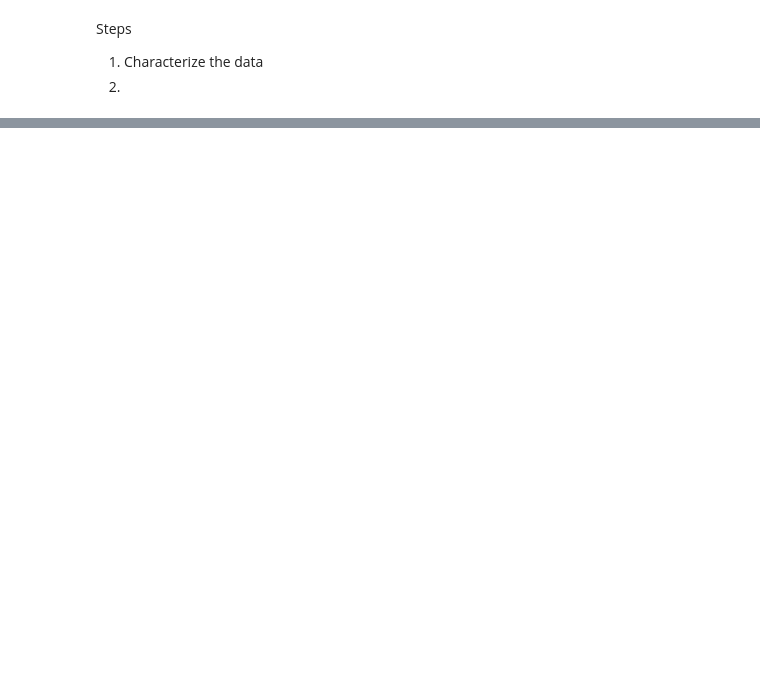
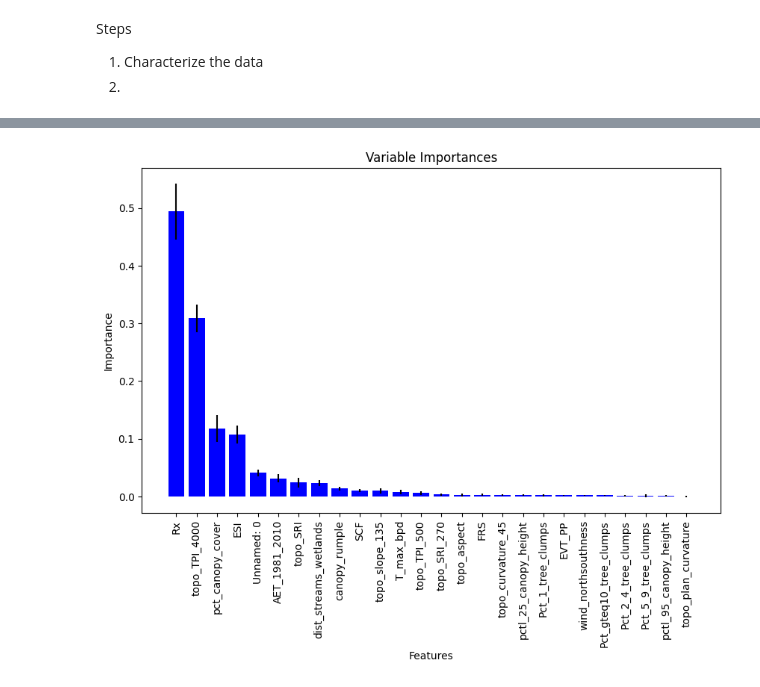
Before and after one commit to UW-ESS-DS/MLGeo2023_ESS569_Burn_Severity_Drivers, a Jupyter notebook: Burn_severity_analysis_v1.ipynb, the cells around one changed output, grey strips where cells are left out. Saved outputs shown, nothing was run; the diff lists cells and outputs as text; code cells hidden in the pictures; blank space fills up the shorter version.

Commit message:
ran first model without recursive feature elimination, and scripted code for re-running model with RFE

```diff
--- a/Burn_severity_analysis_v1.ipynb
+++ b/Burn_severity_analysis_v1.ipynb
@@ -53,15 +40,16 @@ Column 28: EVT_PP
 # %%
 # Clean-up the dataset
+
+# Remove coordinates and unwnated columns from df_orig
+df = df_orig.drop(columns=['X', 'Y', 'Unnamed: 0'])
+
 # Print column names
-column_names = df_orig.columns
+column_names = df.columns
 
 # Print the column names along with their index positions
 print("Column Names and Index Positions:")
 for i, column_name in enumerate(column_names):
     print(f"Column {i}: {column_name}")
-
-# Remove coordinates and unwnated columns from df_orig
-df = df_orig.drop(columns=['X', 'Y'])
 
 # Check NAs
 columns_with_nans = df.columns[df.isna().any()].tolist()
@@ -87,15 +93,13 @@ param_grid = {
     'n_estimators': [200, 300, 500],  # Number of trees in the forest
     'max_depth': [None, 10, 20, 30, 40],  # Maximum depth of each tree
     'min_samples_leaf': [5, 10 ,15 ,20],  # Minimum samples per leaf node
-    'max_features': ['auto', 'sqrt', 'log2']  # Number of predictors to consider at each split
+    'max_features': ['sqrt', 'log2', None],  # Number of predictors to consider at each split
+    'bootstrap': [True],
 }
 
 rf = RandomForestRegressor(random_state=42)
-grid_search = GridSearchCV(rf, param_grid, cv=10, scoring='neg_mean_squared_error', n_jobs=2) # n_jobs specifies the number of CPU cores to use for parallel computation
+grid_search = GridSearchCV(rf, param_grid, cv=10, scoring='neg_mean_squared_error', n_jobs= 6) # n_jobs specifies the number of CPU cores to use for parallel computation
 grid_search.fit(X_train, y_train)
 
 # Save the GridSearchCV object to a file
 dump(grid_search, 'grid_search_model.joblib')
-
-# Load the GridSearchCV object from the file
-loaded_grid_search = load('grid_search_model.joblib')
@@ -142,0 +170,20 @@ plt.show()
+# %%
+
+# Step 6: Plot Variable Importances based on Permutation
+# Calculate permutation importances
+result = permutation_importance(best_rf, X_test, y_test, n_repeats=30, random_state=0)  # Use X_test and y_test
+
+importances = result.importances_mean
+std = result.importances_std
+indices = np.argsort(importances)[::-1]
+
+# Visualization
+plt.figure(figsize=(10, 6))
+plt.title("Variable Importances")
+plt.bar(range(X_test.shape[1]), importances[indices], color="b", yerr=std[indices], align="center")
+plt.xticks(range(X_test.shape[1]), X_test.columns[indices], rotation=90)
+plt.xlabel("Features")
+plt.ylabel("Importance")
+plt.show()
+# %% [output]
+[figure, added]
```
Also changed, not shown: parts of 10 cells of this notebook.
